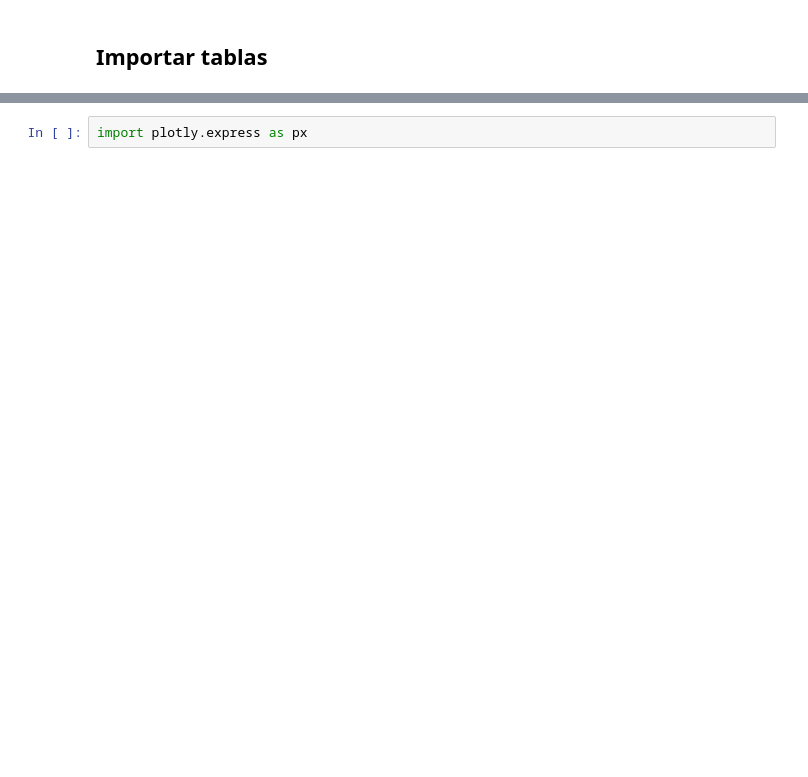
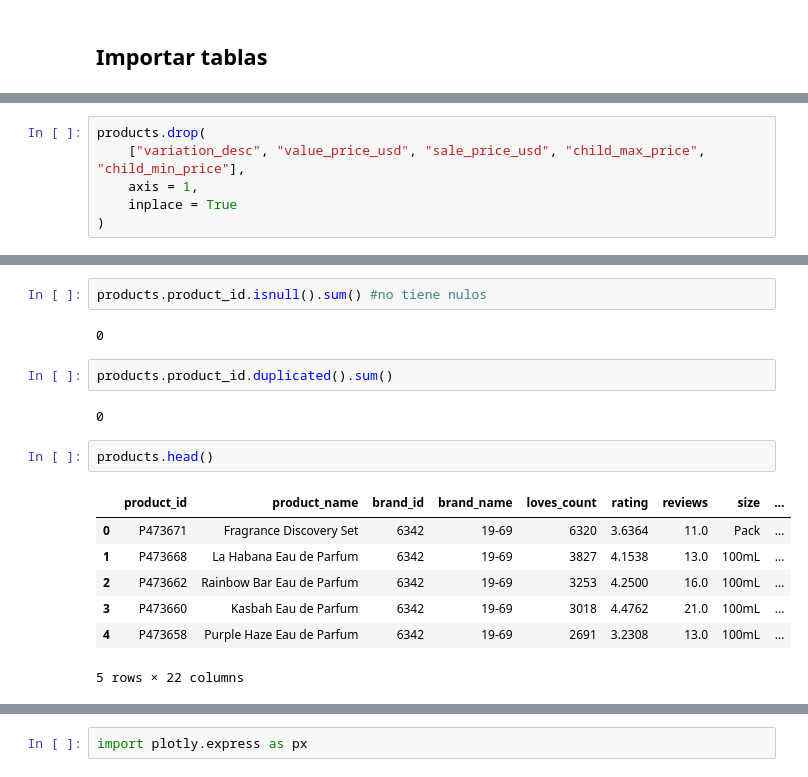
Before and after one commit to MonicaMiras/Sephora, a Jupyter notebook: sephora.ipynb, the cells around one changed output, grey strips where cells are left out. Saved outputs shown, nothing was run; the diff lists cells and outputs as text; blank space fills up the shorter version.

```diff
--- a/sephora.ipynb
+++ b/sephora.ipynb
@@ -27,0 +55,6 @@ reviews1.head(2)
+# %%
+products.drop(
+    ["variation_desc", "value_price_usd", "sale_price_usd", "child_max_price", "child_min_price"],
+    axis = 1,
+    inplace = True
+)
@@ -27,0 +89,18 @@ reviews1.head(2)
+# %%
+products.product_id.isnull().sum() #no tiene nulos
+# %% [output]
+0
+# %%
+products.product_id.duplicated().sum()
+# %% [output]
+0
+# %%
+products.head()
+# %% [output]
+|  | product_id | product_name | brand_id | brand_name | loves_count | rating | reviews | size | ... |
+| 0 | P473671 | Fragrance Discovery Set | 6342 | 19-69 | 6320 | 3.6364 | 11.0 | Pack | ... |
+| 1 | P473668 | La Habana Eau de Parfum | 6342 | 19-69 | 3827 | 4.1538 | 13.0 | 100mL | ... |
+| 2 | P473662 | Rainbow Bar Eau de Parfum | 6342 | 19-69 | 3253 | 4.2500 | 16.0 | 100mL | ... |
+| 3 | P473660 | Kasbah Eau de Parfum | 6342 | 19-69 | 3018 | 4.4762 | 21.0 | 100mL | ... |
+| 4 | P473658 | Purple Haze Eau de Parfum | 6342 | 19-69 | 2691 | 3.2308 | 13.0 | 100mL | ... |
+5 rows × 22 columns
```
Also changed, not shown: parts of 40 cells of this notebook.
